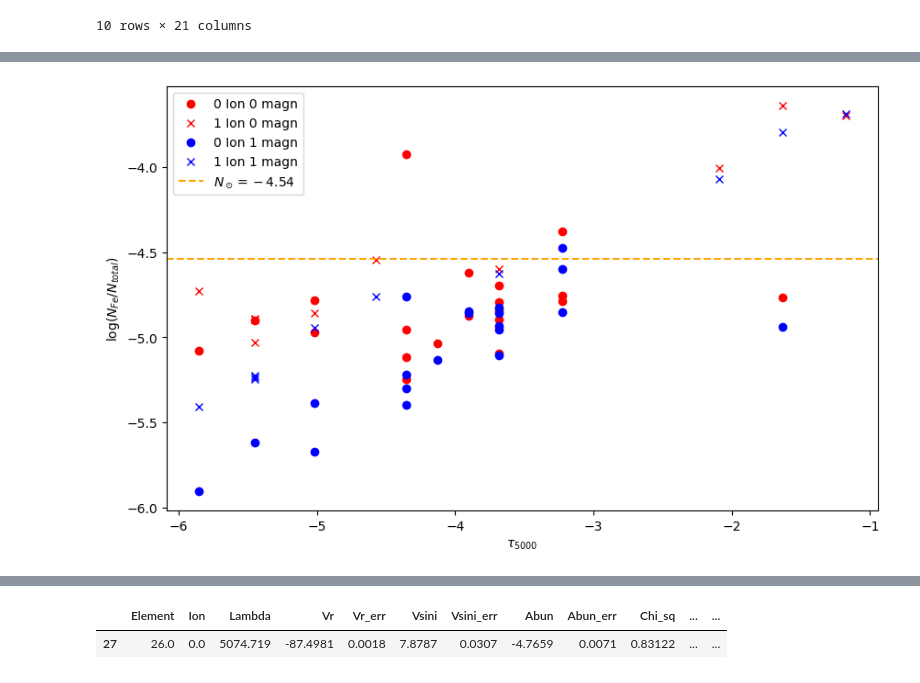
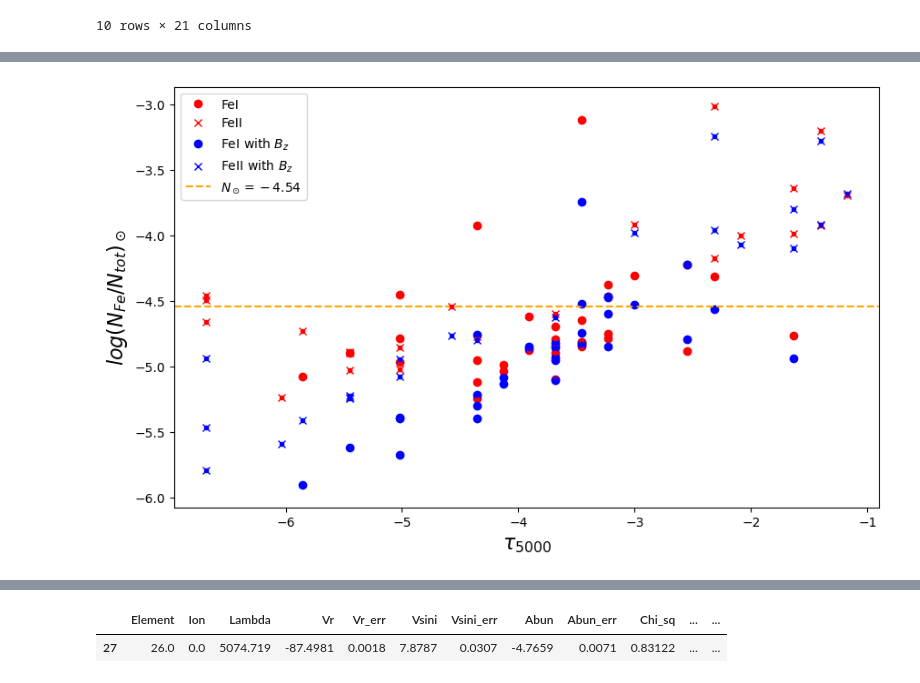
Before and after one commit to Kobsar703/Fe_Si_analysis, a Jupyter notebook: Fe_analysis.ipynb, the cells around one changed output, grey strips where cells are left out. Drawn from its saved outputs; the diff is of its cells as text; code cells hidden in the pictures.

```diff
--- a/Fe_analysis.ipynb
+++ b/Fe_analysis.ipynb
@@ -107,4 +112,4 @@ merged_df[merged_df["Chi_sq_mag"]>50]
 | 44 | 26.0 | 1.0 | 4541.5156 | -87.0613 | 0.0000 | 6.8930 | 0.0012 | -5.0589 | 0.0001 | 25.87803 | ... | ... |
 10 rows × 21 columns
 # %%
-Fe_data = merged_df[merged_df["Chi_sq_mag"]<10]
+Fe_data = merged_df[merged_df["Chi_sq_mag"]<50]
@@ -111,20 +128,44 @@ Fe_data = merged_df[merged_df["Chi_sq_mag"]<10]
 # %%
 plt.figure(figsize=(10, 6))
 #Plot without magnetic field calculations
-plt.plot(Fe_data[Fe_data["Ion"]==0]["Tau5000"], Fe_data[Fe_data["Ion"]==0]["Abun"], "o", c="red", label="0 Ion 0 magn")
-plt.plot(Fe_data[Fe_data["Ion"]==1]["Tau5000"], Fe_data[Fe_data["Ion"]==1]["Abun"], "x", c="red", label="1 Ion 0 magn")
+plt.plot(Fe_data[Fe_data["Ion"]==0]["Tau5000"], Fe_data[Fe_data["Ion"]==0]["Abun"], "o", c="red", label="FeI")
+plt.plot(Fe_data[Fe_data["Ion"]==1]["Tau5000"], Fe_data[Fe_data["Ion"]==1]["Abun"], "x", c="red", label="FeII")
+# Error bars for measurements
+plt.errorbar(
+    x=Fe_data[Fe_data["Ion"]==0]["Tau5000"],
+    y=Fe_data[Fe_data["Ion"]==0]["Abun"],
+    yerr= Fe_data[Fe_data["Ion"]==0]["Abun_err"],
+    fmt=".", color="red", ecolor="red")
+plt.errorbar(
+    x = Fe_data[Fe_data["Ion"]==1]["Tau5000"],
+    y = Fe_data[Fe_data["Ion"]==1]["Abun"],
+    yerr = Fe_data[Fe_data["Ion"]==1]["Abun_err"],
+    fmt = ".", color="red", ecolor="red")
+
 #Plot with magnetic field calculations
-plt.plot(Fe_data[Fe_data["Ion"]==0]["Tau5000_mag"], Fe_data[Fe_data["Ion"]==0]["Abun_mag"], "o", c="blue", label="0 Ion 1 magn")
-plt.plot(Fe_data[Fe_data["Ion"]==1]["Tau5000_mag"], Fe_data[Fe_data["Ion"]==1]["Abun_mag"], "x", c="blue", label="1 Ion 1 magn")
+plt.plot(Fe_data[Fe_data["Ion"]==0]["Tau5000_mag"], Fe_data[Fe_data["Ion"]==0]["Abun_mag"], "o", c="blue", label="FeI with $B_z$")
+plt.plot(Fe_data[Fe_data["Ion"]==1]["Tau5000_mag"], Fe_data[Fe_data["Ion"]==1]["Abun_mag"], "x", c="blue", label="FeII with $B_z$")
+
+# Error bars for measurements
+plt.errorbar(
+    Fe_data[Fe_data["Ion"]==0]["Tau5000_mag"],
+    Fe_data[Fe_data["Ion"]==0]["Abun_mag"],
+    yerr = Fe_data[Fe_data["Ion"]==0]["Abun_err_mag"],
+    fmt = ".", color="blue", ecolor="blue")
+plt.errorbar(
+    Fe_data[Fe_data["Ion"]==1]["Tau5000_mag"],
+    Fe_data[Fe_data["Ion"]==1]["Abun_mag"],
+    yerr = Fe_data[Fe_data["Ion"]==1]["Abun_err_mag"],
+    fmt = ".", color="blue", ecolor="blue")
 
 #Add Solar abundance to the graph
 plt.axhline(y=-4.54, linestyle='--', color='orange', label=r"$N_\odot=-4.54$")
-plt.xlabel(r"${\tau}_{5000}$")
-plt.ylabel("log($N_{Fe}/N_{total}$)")
+plt.xlabel(r"${\tau}_{5000}$", fontsize=16)
+plt.ylabel("$log(N_{Fe}/N_{tot})_\odot$", fontsize=16)
 plt.legend()
 plt.show()
 # %% [output]
-[figure, old version]
+[figure, new version]
 # %%
 # Scatter plot
 plt.figure(figsize=(10, 6))
```
Also changed, not shown: parts of 4 cells of this notebook, 1 other file.
